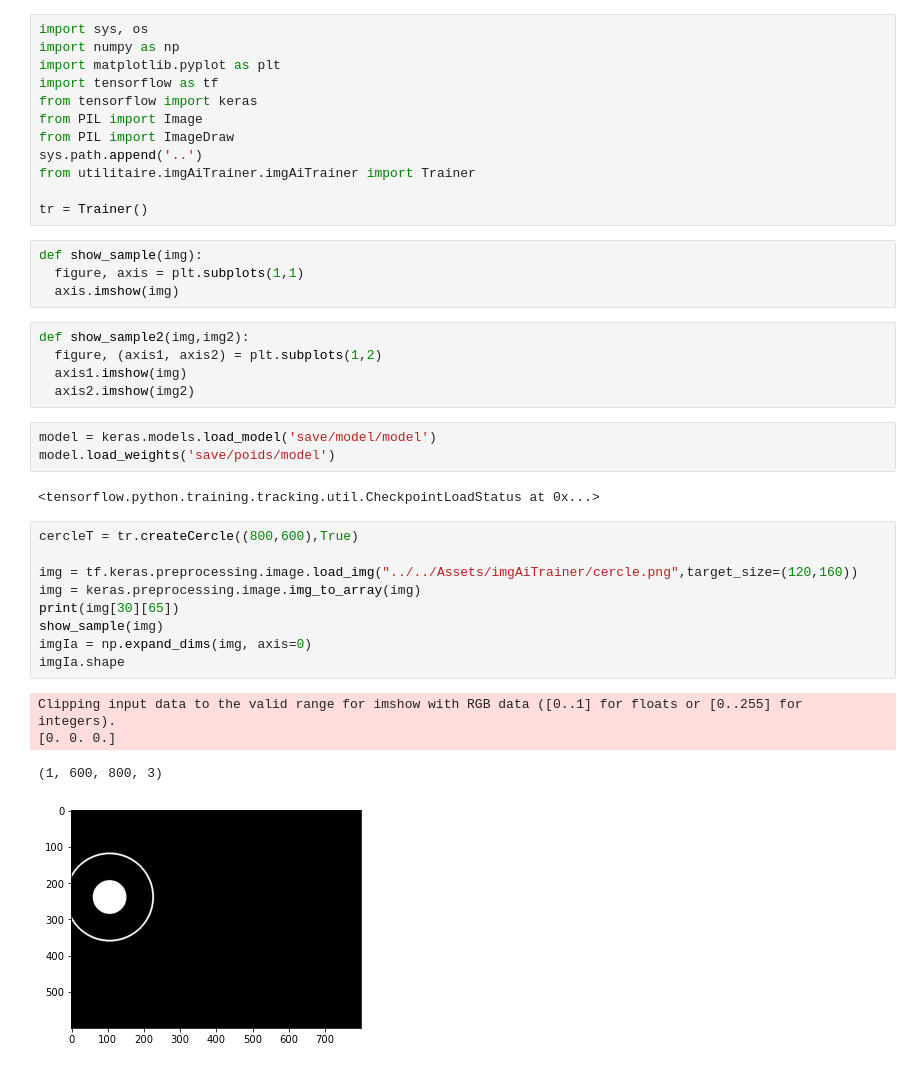
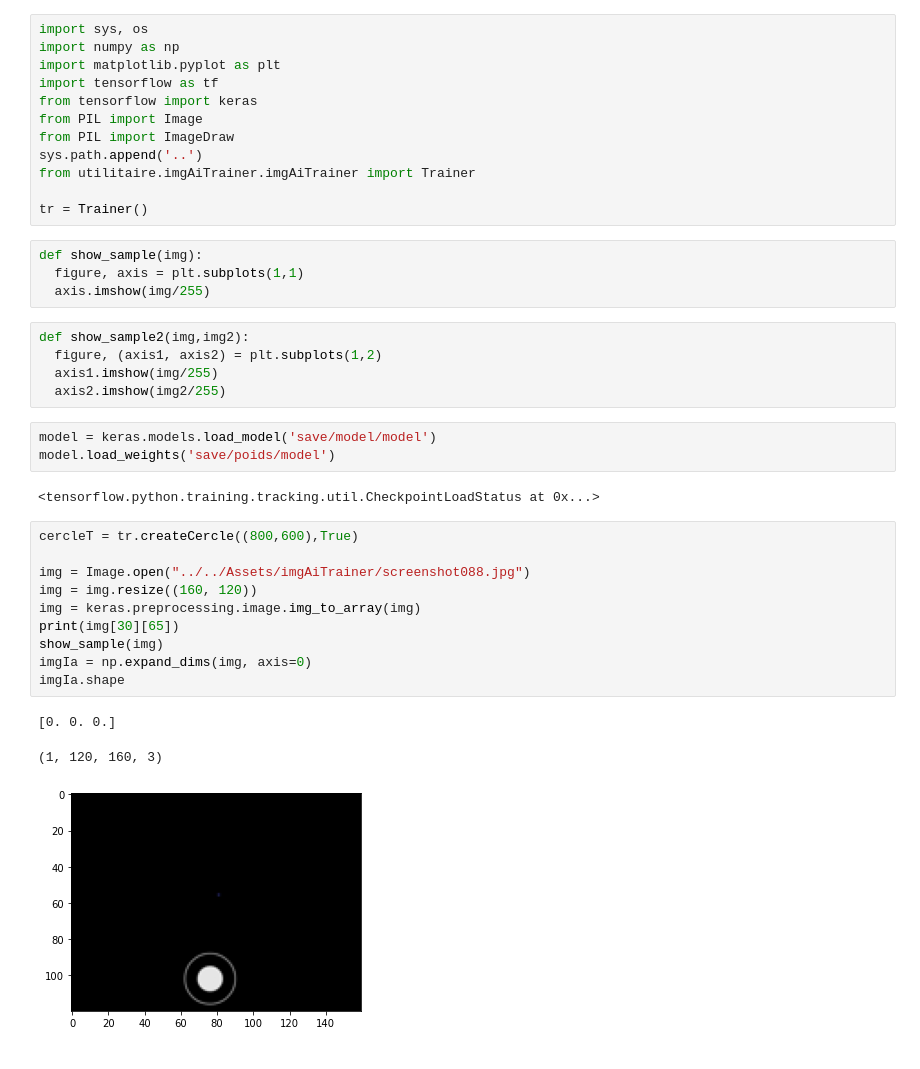
Before and after one commit to cyril-lav/osu-learn, a Jupyter notebook: Osu!Learn/Code/IACercleDetection/testCercleDetection.ipynb, the cells around one changed output. Cells and saved outputs as stored; diff of their text form.

```diff
--- a/Osu!Learn/Code/IACercleDetection/testCercleDetection.ipynb
+++ b/Osu!Learn/Code/IACercleDetection/testCercleDetection.ipynb
@@ -13,12 +13,12 @@ tr = Trainer()
 # %%
 def show_sample(img):
   figure, axis = plt.subplots(1,1)
-  axis.imshow(img)
+  axis.imshow(img/255)
 # %%
 def show_sample2(img,img2):
   figure, (axis1, axis2) = plt.subplots(1,2)
-  axis1.imshow(img)
-  axis2.imshow(img2)
+  axis1.imshow(img/255)
+  axis2.imshow(img2/255)
 # %%
 model = keras.models.load_model('save/model/model')
 model.load_weights('save/poids/model')
@@ -27,17 +27,17 @@ model.load_weights('save/poids/model')
 # %%
 cercleT = tr.createCercle((800,600),True)
 
-img = tf.keras.preprocessing.image.load_img("../../Assets/imgAiTrainer/cercle.png",target_size=(120,160))
+img = Image.open("../../Assets/imgAiTrainer/screenshot088.jpg")
+img = img.resize((160, 120))
 img = keras.preprocessing.image.img_to_array(img)
 print(img[30][65])
 show_sample(img)
 imgIa = np.expand_dims(img, axis=0)
 imgIa.shape
 # %% [output]
-Clipping input data to the valid range for imshow with RGB data ([0..1] for floats or [0..255] for integers).
 [0. 0. 0.]
-(1, 600, 800, 3)
+(1, 120, 160, 3)
-[figure, old version]
+[figure, new version]
 # %%
 %%time
 y_pred = model.predict(imgIa)
```
Also changed, not shown: parts of 3 cells of this notebook, 23 other files.
